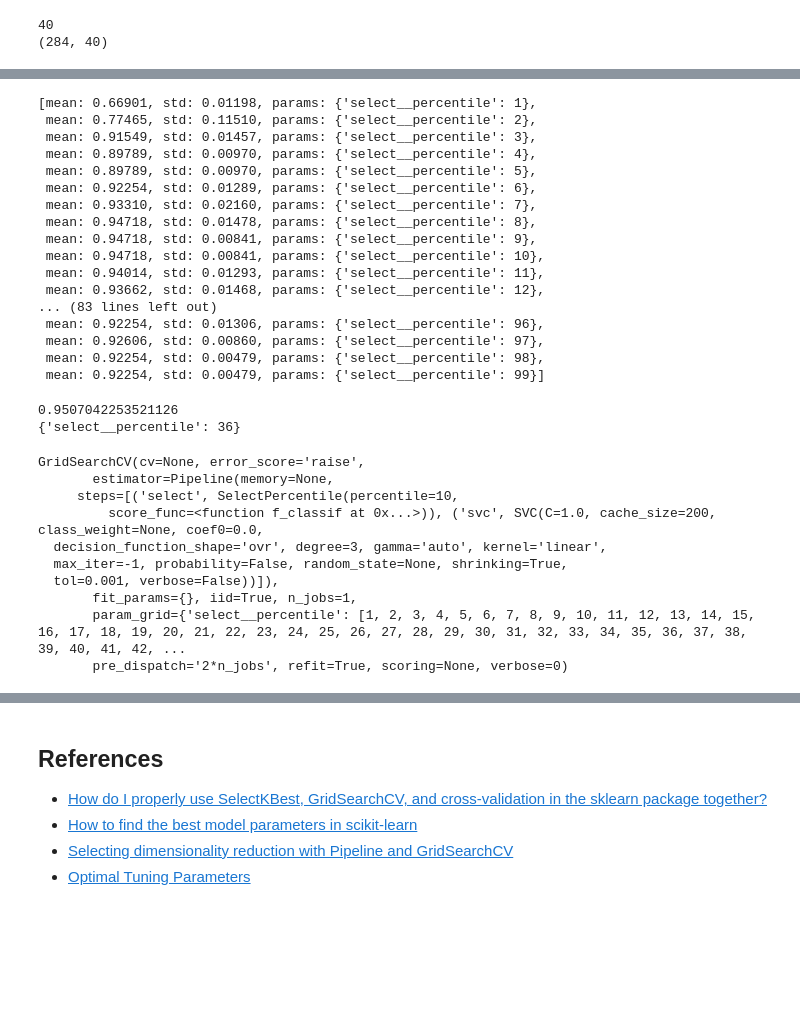
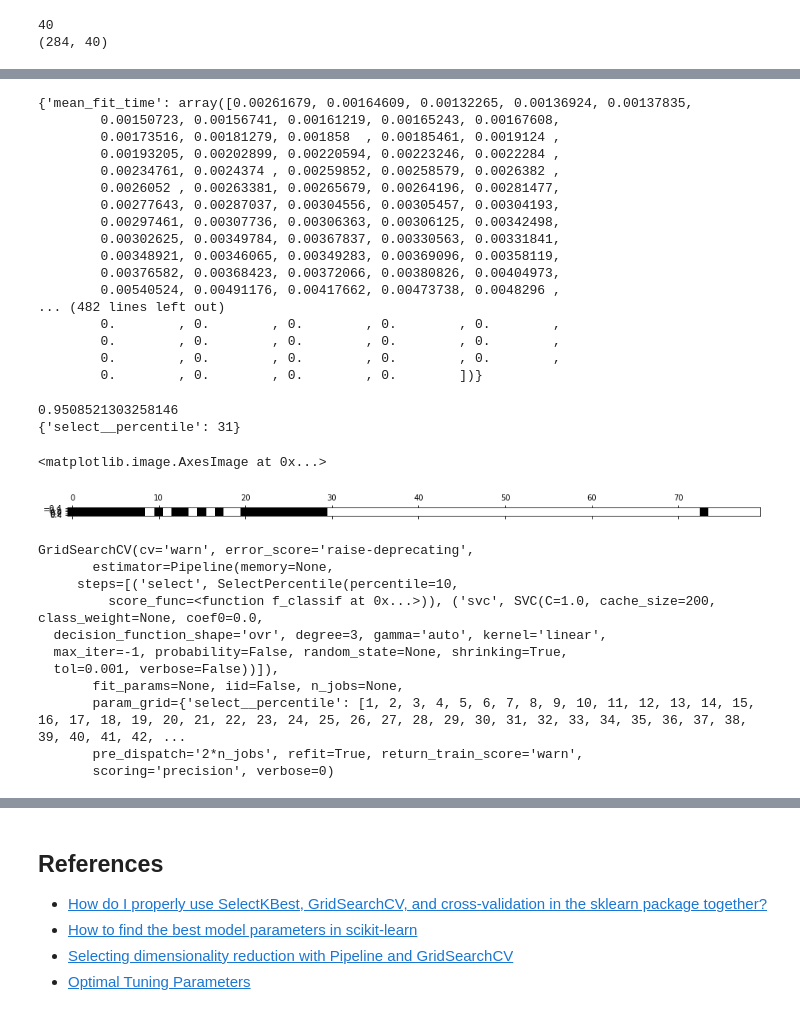
Before and after one commit to geocarvalho/python-ds, a Jupyter notebook: DS-fundations-2/machine-learning/12-features_selection.ipynb, the cells around one changed output, grey strips where cells are left out. Saved outputs shown, nothing was run; the diff lists cells and outputs as text; code cells hidden in the pictures; blank space fills up the shorter version.

```diff
--- a/DS-fundations-2/machine-learning/12-features_selection.ipynb
+++ b/DS-fundations-2/machine-learning/12-features_selection.ipynb
@@ -205,45 +222,52 @@ GridSearchCV(cv=None, error_score='raise',
 # %%
-grids_lr_scores = [result.mean_validation_score for result in grids_lr.grid_scores_]
-grids_lr.grid_scores_
+grids_lr_scores = [result for result in grids_lr.cv_results_['mean_test_score']]
+grids_lr.cv_results_
 # %% [output]
-[mean: 0.66901, std: 0.01198, params: {'select__percentile': 1},
- mean: 0.77465, std: 0.11510, params: {'select__percentile': 2},
- mean: 0.91549, std: 0.01457, params: {'select__percentile': 3},
- mean: 0.89789, std: 0.00970, params: {'select__percentile': 4},
- mean: 0.89789, std: 0.00970, params: {'select__percentile': 5},
- mean: 0.92254, std: 0.01289, params: {'select__percentile': 6},
- mean: 0.93310, std: 0.02160, params: {'select__percentile': 7},
- mean: 0.94718, std: 0.01478, params: {'select__percentile': 8},
- mean: 0.94718, std: 0.00841, params: {'select__percentile': 9},
- mean: 0.94718, std: 0.00841, params: {'select__percentile': 10},
- mean: 0.94014, std: 0.01293, params: {'select__percentile': 11},
- mean: 0.93662, std: 0.01468, params: {'select__percentile': 12},
-... (83 lines left out)
- mean: 0.92254, std: 0.01306, params: {'select__percentile': 96},
- mean: 0.92606, std: 0.00860, params: {'select__percentile': 97},
- mean: 0.92254, std: 0.00479, params: {'select__percentile': 98},
- mean: 0.92254, std: 0.00479, params: {'select__percentile': 99}]
+{'mean_fit_time': array([0.00261679, 0.00164609, 0.00132265, 0.00136924, 0.00137835,
+        0.00150723, 0.00156741, 0.00161219, 0.00165243, 0.00167608,
+        0.00173516, 0.00181279, 0.001858  , 0.00185461, 0.0019124 ,
+        0.00193205, 0.00202899, 0.00220594, 0.00223246, 0.0022284 ,
+        0.00234761, 0.0024374 , 0.00259852, 0.00258579, 0.0026382 ,
+        0.0026052 , 0.00263381, 0.00265679, 0.00264196, 0.00281477,
+        0.00277643, 0.00287037, 0.00304556, 0.00305457, 0.00304193,
+        0.00297461, 0.00307736, 0.00306363, 0.00306125, 0.00342498,
+        0.00302625, 0.00349784, 0.00367837, 0.00330563, 0.00331841,
+        0.00348921, 0.00346065, 0.00349283, 0.00369096, 0.00358119,
+        0.00376582, 0.00368423, 0.00372066, 0.00380826, 0.00404973,
+        0.00540524, 0.00491176, 0.00417662, 0.00473738, 0.0048296 ,
+... (482 lines left out)
+        0.        , 0.        , 0.        , 0.        , 0.        ,
+        0.        , 0.        , 0.        , 0.        , 0.        ,
+        0.        , 0.        , 0.        , 0.        , 0.        ,
+        0.        , 0.        , 0.        , 0.        ])}
-# %%
-print(grids_lr.best_score_)
-print(grids_lr.best_params_)
-# %% [output]
-0.9507042253521126
-{'select__percentile': 36}
+# %%
+print(grids_lr.best_score_)
+print(grids_lr.best_params_)
+# Features selected:
+mask_lr = grids_lr.best_estimator_.named_steps[
+    'select'].get_support()
+plt.matshow(mask_lr.reshape(1, -1), cmap='gray_r')
+# %% [output]
+0.9508521303258146
+{'select__percentile': 31}
+<matplotlib.image.AxesImage at 0x...>
+[figure, added]
 # %%
 from sklearn.svm import SVC
 
 pipeline_svc = Pipeline([('select', select), ('svc', SVC(gamma='auto', kernel='linear'))])
-grids_svc = GridSearchCV(pipeline_svc, {'select__percentile': percentile})
+grids_svc = GridSearchCV(pipeline_svc, {'select__percentile': percentile}, iid=False, scoring='precision')
 grids_svc.fit(X_train, y_train)
 # %% [output]
-GridSearchCV(cv=None, error_score='raise',
+GridSearchCV(cv='warn', error_score='raise-deprecating',
        estimator=Pipeline(memory=None,
      steps=[('select', SelectPercentile(percentile=10,
          score_func=<function f_classif at 0x...>)), ('svc', SVC(C=1.0, cache_size=200, class_weight=None, coef0=0.0,
   decision_function_shape='ovr', degree=3, gamma='auto', kernel='linear',
   max_iter=-1, probability=False, random_state=None, shrinking=True,
   tol=0.001, verbose=False))]),
-       fit_params={}, iid=True, n_jobs=1,
+       fit_params=None, iid=False, n_jobs=None,
        param_grid={'select__percentile': [1, 2, 3, 4, 5, 6, 7, 8, 9, 10, 11, 12, 13, 14, 15, 16, 17, 18, 19, 20, 21, 22, 23, 24, 25, 26, 27, 28, 29, 30, 31, 32, 33, 34, 35, 36, 37, 38, 39, 40, 41, 42, ...
-       pre_dispatch='2*n_jobs', refit=True, scoring=None, verbose=0)
+       pre_dispatch='2*n_jobs', refit=True, return_train_score='warn',
+       scoring='precision', verbose=0)
 # %%
```
Also changed, not shown: parts of 10 cells of this notebook.
